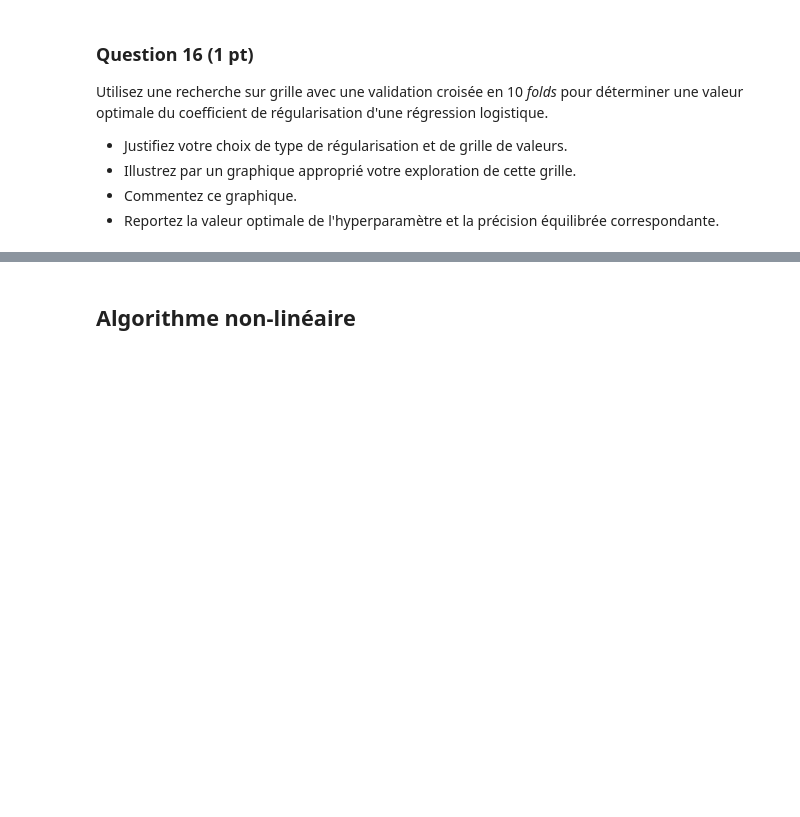
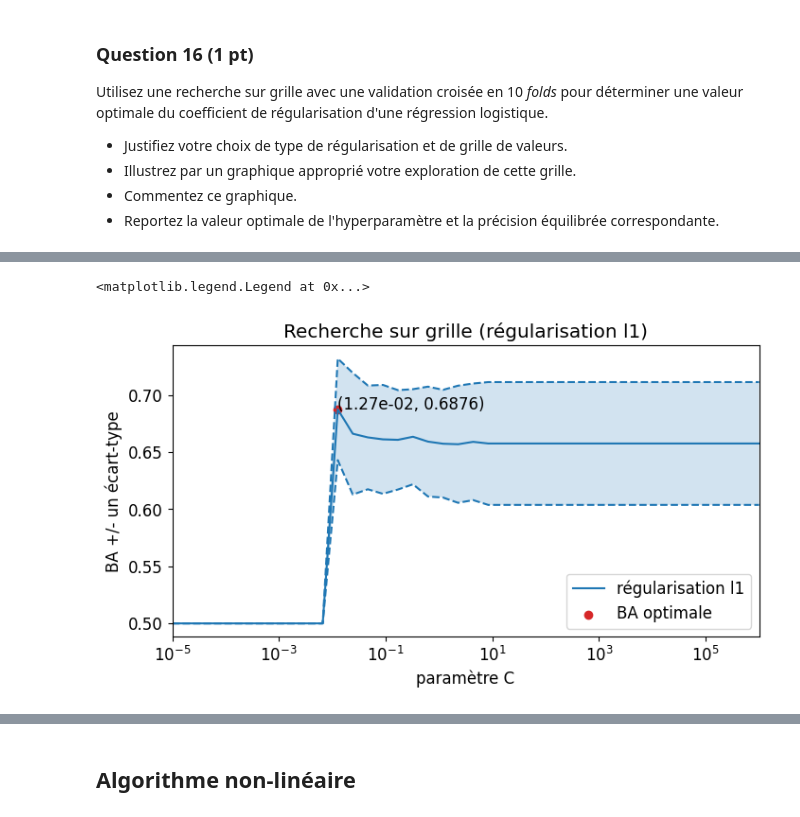
Before and after one commit to comemazelier/projet-sdd, a Jupyter notebook: Projet.ipynb, the cells around one changed output, grey strips where cells are left out. Cells and saved outputs as stored; diff of their text form; code cells hidden in the pictures; blank space fills up the shorter version.

```diff
--- a/Projet.ipynb
+++ b/Projet.ipynb
@@ -263,3 +258,18 @@ Utilisez une recherche sur grille avec une validation croisée en 10 _folds_ pou
 * Illustrez par un graphique approprié votre exploration de cette grille.
 * Commentez ce graphique.
 * Reportez la valeur optimale de l'hyperparamètre et la précision équilibrée correspondante.
+# %%
+from sklearn.linear_model import LogisticRegression
+from sklearn import model_selection
+from sklearn.metrics import balanced_accuracy_score, make_scorer
+from sklearn.preprocessing import StandardScaler
+
+kf = model_selection.KFold(n_splits=10, shuffle=True, random_state=12)
+# %%
+param_C_l1 = np.logspace(-5, 6, 40) # les hyperparamètres que l'on va tester
+logistic_regression_l1 = LogisticRegression(max_iter=10000, penalty='l1', solver='liblinear')
+grid_l1 = model_selection.GridSearchCV(logistic_regression_l1, {'C': param_C_l1}, cv=kf, scoring=make_scorer(balanced_accuracy_score))
+# Après recherche sur internet, il faut utiliser make_scorer pour pouvoir utiliser GridSearchCV avec balanced_accuracy_score
+
+grid_l1.fit(X_scaled, y_train_risk_vs_norisk)
+# On utilise X_scaled car la régularisation est sensible à la taille des valeurs
@@ -265,0 +290,32 @@ Utilisez une recherche sur grille avec une validation croisée en 10 _folds_ pou
+# %%
+# On s'inspire ici du TD 6
+plt.figure(figsize=(8, 4))
+
+BAs_l1 = grid_l1.cv_results_['mean_test_score']
+std_error = grid_l1.cv_results_['std_test_score']
+
+# afficher les BA avec une échelle logarithmique pour les abscisses :
+plt.semilogx(param_C_l1, BAs_l1, label="régularisation l1", color='tab:blue')
+plt.semilogx(param_C_l1, BAs_l1 + std_error, color='tab:blue', linestyle='dashed')
+plt.semilogx(param_C_l1, BAs_l1 - std_error, color='tab:blue', linestyle='dashed')
+
+# colorer l'espace entre les courbes représentant les écarts-types
+plt.fill_between(param_C_l1, (BAs_l1 + std_error), (BAs_l1 - std_error),
+                 alpha=0.2 # contrôle la transparence
+                )
+
+# afficher le meilleur score
+plt.scatter(grid_l1.best_params_['C'], grid_l1.best_score_,
+           color='tab:red', label='BA optimale')
+# pour afficher les coordonnées et pouvoir comparer les régularisations offrant des résultats similaires
+plt.text(grid_l1.best_params_['C'], grid_l1.best_score_, f"({grid_l1.best_params_['C']:.2e}, {grid_l1.best_score_:.4f})")
+
+# Mise en forme
+plt.xlabel("paramètre C")
+plt.ylabel("BA +/- un écart-type")
+plt.xlim([param_C_l1[0], param_C_l1[-1]])
+plt.title("Recherche sur grille (régularisation l1)")
+plt.legend(loc='best')
+# %% [output]
+<matplotlib.legend.Legend at 0x...>
+[figure, added]
```
Also changed, not shown: parts of 7 cells of this notebook.
